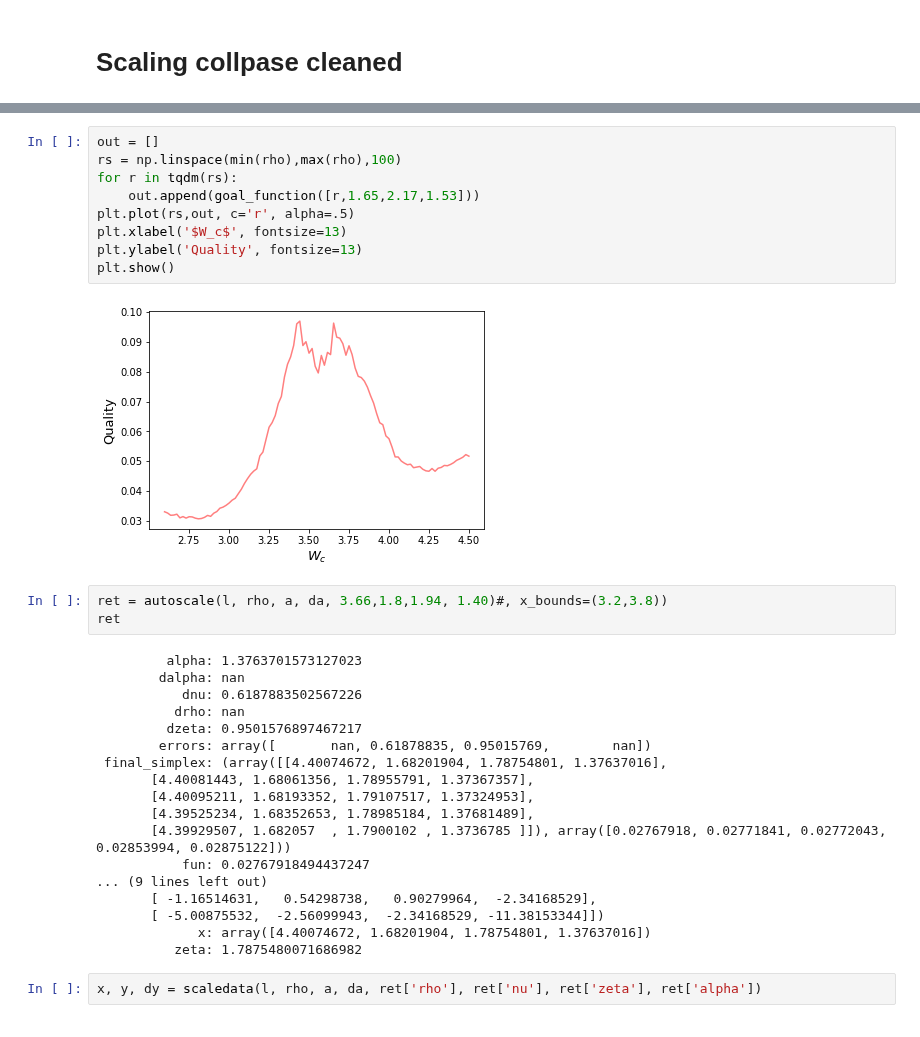
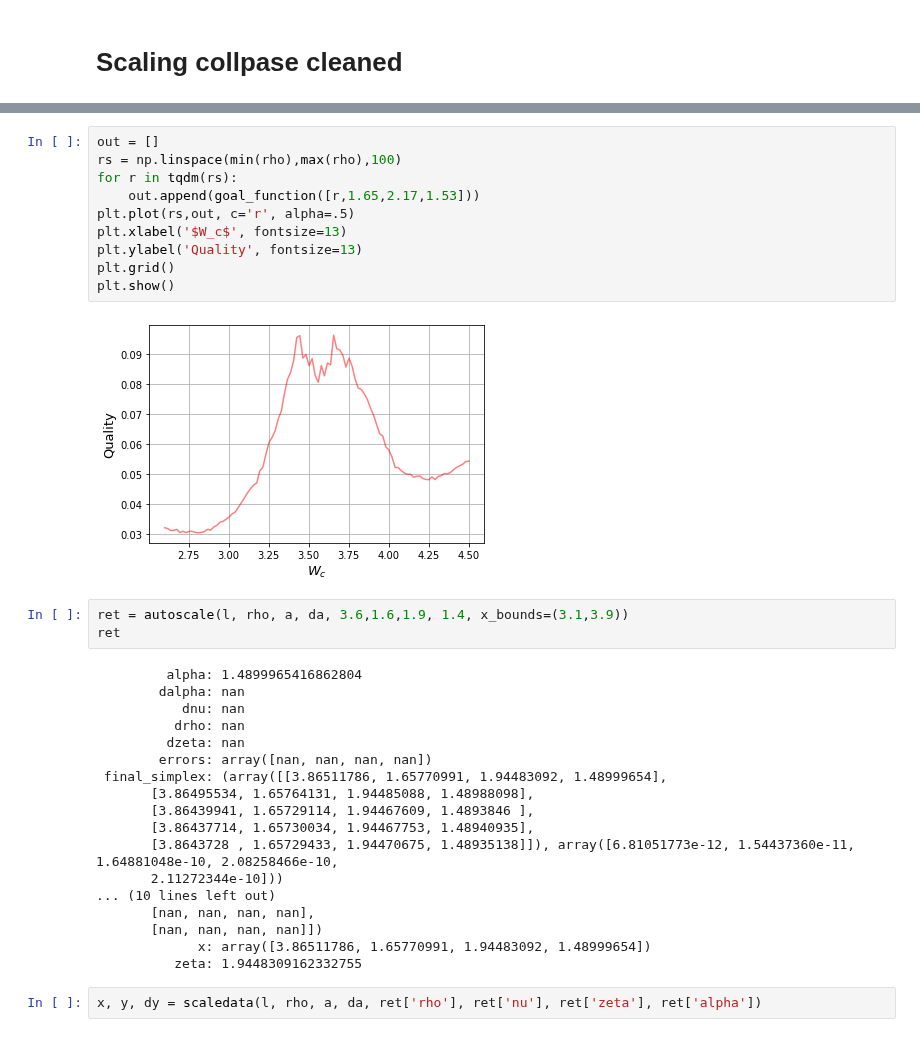
Before and after one commit to tonton-golio/mbl-intrinsicDim, a Jupyter notebook: scaling_Cleaned.ipynb, the cells around one changed output, grey strips where cells are left out. Drawn from its saved outputs; the diff is of its cells as text.

```diff
--- a/scaling_Cleaned.ipynb
+++ b/scaling_Cleaned.ipynb
@@ -188,35 +429,36 @@ array([2.6 , 2.65, 2.7 , 2.75, 2.8 , 2.85, 2.9 , 2.95, 3.  , 3.05, 3.1 ,
 # %%
 out = []
 rs = np.linspace(min(rho),max(rho),100)
 for r in tqdm(rs):
     out.append(goal_function([r,1.65,2.17,1.53]))
 plt.plot(rs,out, c='r', alpha=.5)
 plt.xlabel('$W_c$', fontsize=13)
 plt.ylabel('Quality', fontsize=13)
+plt.grid()
 plt.show()
 # %% [output]
-[figure, old version]
+[figure, new version]
 # %%
-ret = autoscale(l, rho, a, da, 3.66,1.8,1.94, 1.40)#, x_bounds=(3.2,3.8))
+ret = autoscale(l, rho, a, da, 3.6,1.6,1.9, 1.4, x_bounds=(3.1,3.9))
 ret
 # %% [output]
-         alpha: 1.3763701573127023
+         alpha: 1.4899965416862804
         dalpha: nan
-           dnu: 0.6187883502567226
+           dnu: nan
           drho: nan
-         dzeta: 0.9501576897467217
-        errors: array([       nan, 0.61878835, 0.95015769,        nan])
- final_simplex: (array([[4.40074672, 1.68201904, 1.78754801, 1.37637016],
-       [4.40081443, 1.68061356, 1.78955791, 1.37367357],
-       [4.40095211, 1.68193352, 1.79107517, 1.37324953],
-       [4.39525234, 1.68352653, 1.78985184, 1.37681489],
-       [4.39929507, 1.682057  , 1.7900102 , 1.3736785 ]]), array([0.02767918, 0.02771841, 0.02772043, 0.02853994, 0.02875122]))
-           fun: 0.02767918494437247
-... (9 lines left out)
-       [ -1.16514631,   0.54298738,   0.90279964,  -2.34168529],
-       [ -5.00875532,  -2.56099943,  -2.34168529, -11.38153344]])
-             x: array([4.40074672, 1.68201904, 1.78754801, 1.37637016])
-          zeta: 1.7875480071686982
+         dzeta: nan
+        errors: array([nan, nan, nan, nan])
+ final_simplex: (array([[3.86511786, 1.65770991, 1.94483092, 1.48999654],
+       [3.86495534, 1.65764131, 1.94485088, 1.48988098],
+       [3.86439941, 1.65729114, 1.94467609, 1.4893846 ],
+       [3.86437714, 1.65730034, 1.94467753, 1.48940935],
+       [3.8643728 , 1.65729433, 1.94470675, 1.48935138]]), array([6.81051773e-12, 1.54437360e-11, 1.64881048e-10, 2.08258466e-10,
+       2.11272344e-10]))
+... (10 lines left out)
+       [nan, nan, nan, nan],
+       [nan, nan, nan, nan]])
+             x: array([3.86511786, 1.65770991, 1.94483092, 1.48999654])
+          zeta: 1.9448309162332755
 # %%
 x, y, dy = scaledata(l, rho, a, da, ret['rho'], ret['nu'], ret['zeta'], ret['alpha'])
 # %%
```
Also changed, not shown: parts of 6 cells of this notebook.
